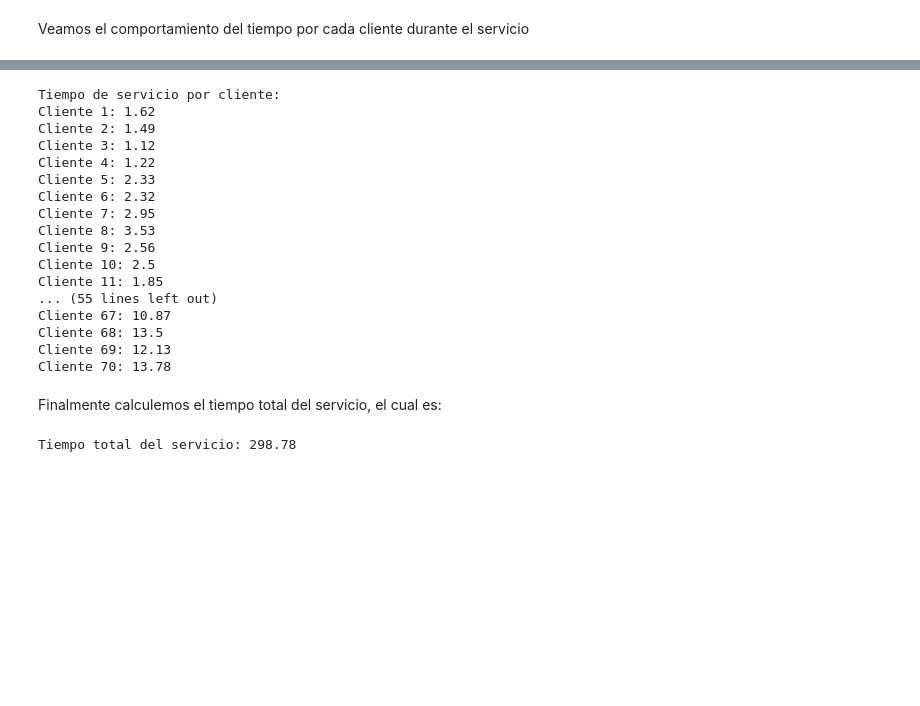
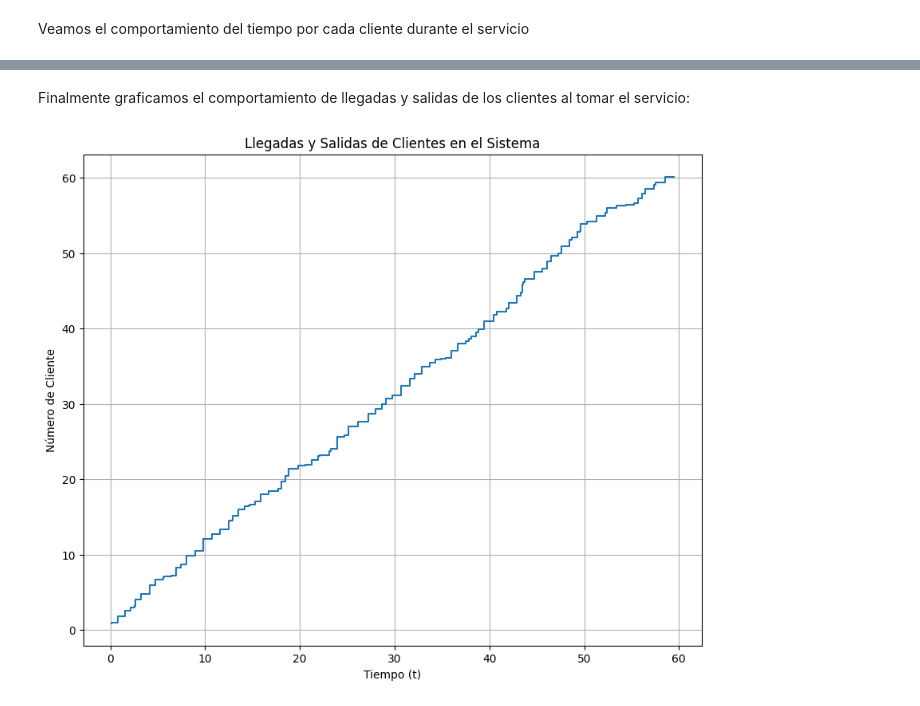
Before and after one commit to MaricelaMH/SIMULACION-II, a Jupyter notebook: Cola_un_servidor.ipynb, the cells around one changed output, grey strips where cells are left out. Saved outputs shown, nothing was run; the diff lists cells and outputs as text; code cells hidden in the pictures; blank space fills up the shorter version.

```diff
--- a/Cola_un_servidor.ipynb
+++ b/Cola_un_servidor.ipynb
@@ -150,40 +147,11 @@ Damos a conocer los tiempos por cliente:
-# %%
-# Calculamos el tiempo de servicio por cliente
-tiempos_servicio_por_cliente = []
-for i in range(len(S)):
-  if i < len(LL):
-    tiempos_servicio_por_cliente.append(S[i] - LL[i])
-
-# Imprimimos el tiempo de servicio por cliente
-print("Tiempo de servicio por cliente:")
-for i, tiempo in enumerate(tiempos_servicio_por_cliente):
-  print(f"Cliente {i+1}: {round(tiempo, 2)}")
-# %% [output]
-Tiempo de servicio por cliente:
-Cliente 1: 1.62
-Cliente 2: 1.49
-Cliente 3: 1.12
-Cliente 4: 1.22
-Cliente 5: 2.33
-Cliente 6: 2.32
-Cliente 7: 2.95
-Cliente 8: 3.53
-Cliente 9: 2.56
-Cliente 10: 2.5
-Cliente 11: 1.85
-... (55 lines left out)
-Cliente 67: 10.87
-Cliente 68: 13.5
-Cliente 69: 12.13
-Cliente 70: 13.78
-# %% [markdown]
-Finalmente calculemos el tiempo total del servicio, el cual es:
-# %%
-total_tiempo = 0
-for i in range(len(S)):
-  if i < len(LL):
-    total_tiempo += (S[i] - LL[i])
-
-print(f"Tiempo total del servicio: {round(total_tiempo, 2)}")
-# %% [output]
-Tiempo total del servicio: 298.78
+# %% [markdown]
+Finalmente graficamos el comportamiento de llegadas y salidas de los clientes al tomar el servicio:
+# %%
+plt.figure(figsize=(10, 8))
+plt.step(LL,S)
+plt.xlabel("Tiempo (t)")
+plt.ylabel("Número de Cliente")
+plt.title("Llegadas y Salidas de Clientes en el Sistema")
+plt.grid(True)
+# %% [output]
+[figure, added]
```
Also changed, not shown: parts of 6 cells of this notebook.
